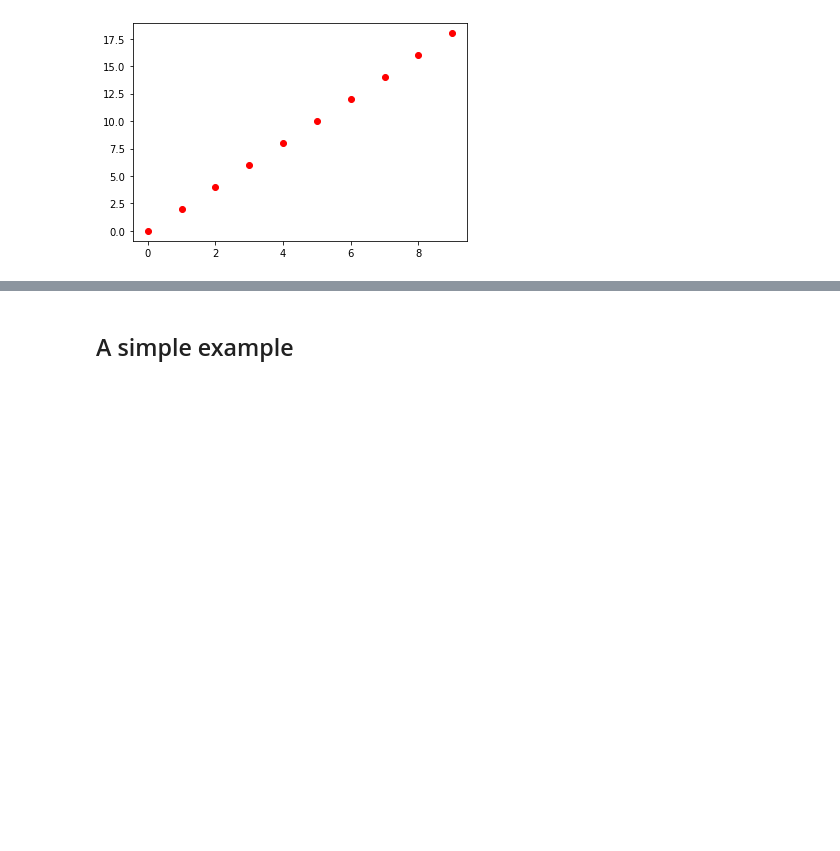
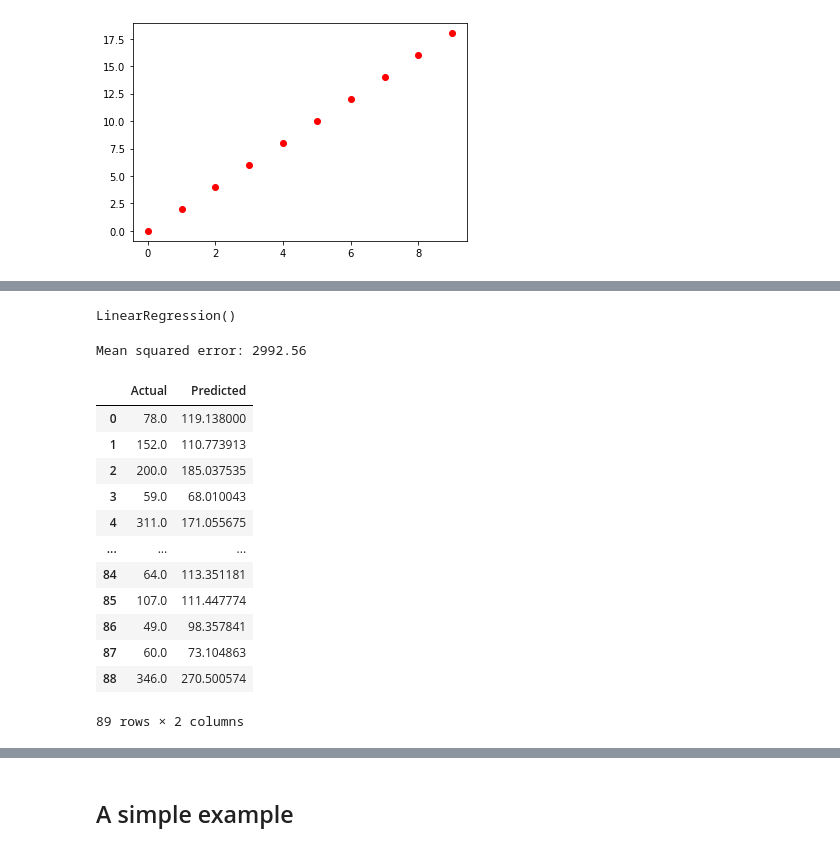
Before and after one commit to KeithQuinn/Machine-Learning-and-Statistics-Winter-21-22, a Jupyter notebook: Scikit-Learn.ipynb, the cells around one changed output, grey strips where cells are left out. Drawn from its saved outputs; the diff is of its cells as text; code cells hidden in the pictures; blank space fills up the shorter version.

```diff
--- a/Scikit-Learn.ipynb
+++ b/Scikit-Learn.ipynb
@@ -62,0 +70,10 @@ plt.scatter(x,y, color='r')
+# %%
+from sklearn import datasets
+import numpy as np
+# Load dataset from scikit-learn dataset library
+# diabetes_X -> Features
+# diabetes_Y -> Labels
+diabetes = datasets.load_diabetes()
+print('Dataset shape:',diabetes.data.shape)
+print('Diabetes labels shape:',diabetes.target.shape)
+print('Diabetes feature names:',diabetes.feature_names)
@@ -62,0 +110,38 @@ plt.scatter(x,y, color='r')
+# %%
+# Import Linear regression module from scikit-learn linear-model package
+from sklearn.linear_model import LinearRegression
+linReg = LinearRegression()
+
+# Fit function is used to train out model on training set
+linReg.fit(X_train, y_train)
+# %% [output]
+LinearRegression()
+# %%
+# Let's use our trained model to predict on new unseen data
+# ie; test dataset.
+y_preds = linReg.predict(X_test) # It returns predicted labels.
+
+# Now, Evaluate our model -> Squared Mean Error
+from sklearn.metrics import mean_squared_error
+print('Mean squared error: %.2f'
+      % mean_squared_error(y_test, y_preds))
+# %% [output]
+Mean squared error: 2992.56
+# %%
+import pandas as pd
+df_result = pd.DataFrame({'Actual': y_test, 'Predicted': y_preds})
+df_result
+# %% [output]
+|  | Actual | Predicted |
+| 0 | 78.0 | 119.138000 |
+| 1 | 152.0 | 110.773913 |
+| 2 | 200.0 | 185.037535 |
+| 3 | 59.0 | 68.010043 |
+| 4 | 311.0 | 171.055675 |
+| ... | ... | ... |
+| 84 | 64.0 | 113.351181 |
+| 85 | 107.0 | 111.447774 |
+| 86 | 49.0 | 98.357841 |
+| 87 | 60.0 | 73.104863 |
+| 88 | 346.0 | 270.500574 |
+89 rows × 2 columns
```
Also changed, not shown: parts of 7 cells of this notebook.
